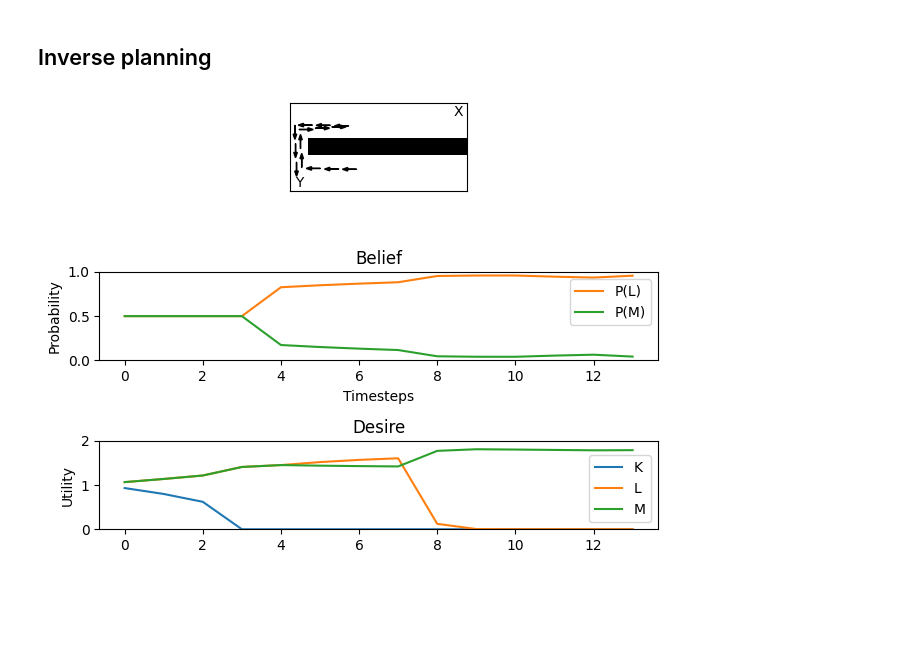
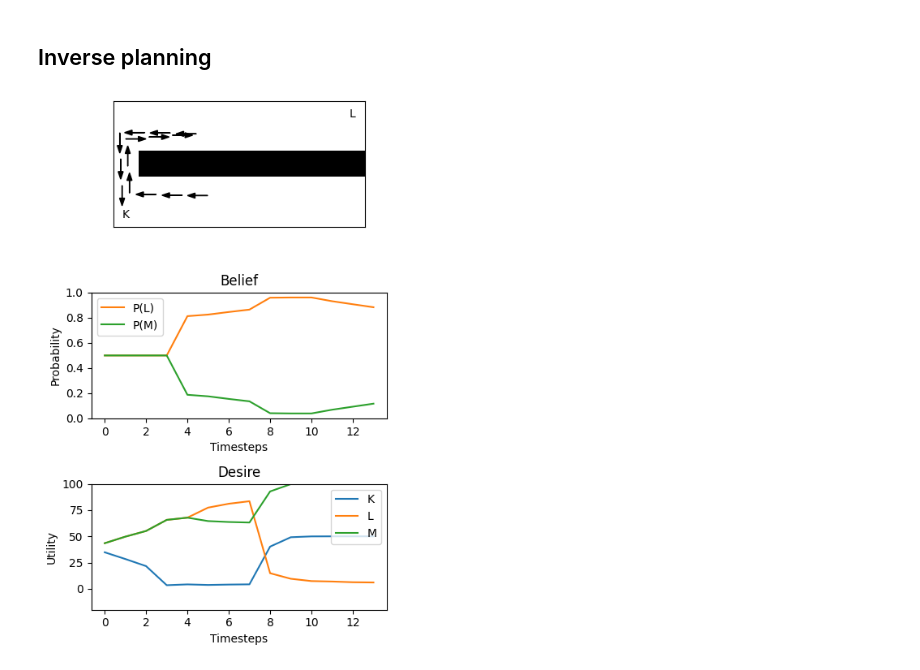
Before and after one commit to kach/memo, a Jupyter notebook: demo/demo-trucks.ipynb, the cells around one changed output. Drawn from its saved outputs; the diff is of its cells as text; code cells hidden in the pictures; blank space fills up the shorter version.

```diff
--- a/demo/demo-trucks.ipynb
+++ b/demo/demo-trucks.ipynb
@@ -45,8 +45,9 @@ class A(IntEnum):
     RIGHT = 1
     UP = 2
     DOWN = 3
+    NOP = 4
 
-coord_actions = np.array([[-1, 0], [+1, 0], [0, -1], [0, +1]])
+coord_actions = np.array([[-1, 0], [+1, 0], [0, -1], [0, +1], [0, 0]])
 
 @jax.jit
 def Tr(s, a, s_):
@@ -63,7 +64,7 @@ def Tr(s, a, s_):
 # %% [markdown]
 ## Rewards
 # %%
-Utility = np.arange(3)
+Utility = np.array([-20, 0, 50, 100])
 G = domain(uK=len(Utility), uL=len(Utility), uM=len(Utility))
 
 class D(IntEnum):
@@ -77,9 +78,14 @@ def R(d, s, g):
         s == SPOT_Y_LOC,
         (s == SPOT_X_LOC) & (d == D.L_PARKED),
         (s == SPOT_X_LOC) & (d == D.M_PARKED)
-    ], [ uK, uL, uM ], default=0)
+    ], [ Utility[uK], Utility[uL], Utility[uM] ], default=0)
 
-gamma = 0.9
+@jax.jit
+def cost(a):
+    return 1 * (a != A.NOP)
+
+gamma = 0.99
+beta = 2.5
 # %% [markdown]
 ## Warm-up: MDP Value Iteration
 # %%
@@ -170,13 +176,13 @@ def Q[b: B, s: S, a: A, g: G](t):
     ]
     alice: snapshots_self_as(future_alice)
     return E[alice[
-        E[R(env.d, s_, g)] + (0.0 if t <= 0 else 0.0 if is_terminating(s_) else imagine[
+        E[R(env.d, s_, g) - cost(a)] + (0.0 if t <= 0 else 0.0 if is_terminating(s_) else imagine[
         future_alice: observes [env.o] is env.o,
         future_alice: chooses(b_ in B, wpp=BeliefUpdate[b, s_, env.o, b_]()),
         future_alice: chooses(a_ in A, to_maximize=Q[b, s_, a_, g](t - 1)),
         {gamma} * E[future_alice[Q[b, s_, a_, g](t - 1)]]
     ])]]
-%time v = Q(50).max(axis=2)
+%time v = Q(100).max(axis=2)
 
 # plt.colorbar(
 #     plt.imshow((v[2, :, G(2, 0, 2)] * (1 - maze)).reshape((W, H)).T),
@@ -210,7 +216,7 @@ def invplan[b: B, s: S, g: G](t):
             b in B, g in G, s in S,
             wpp=(s == {s0}) if t <= 0 else invplan[b, s, g](t - 1)
         ),
-        alice: chooses(a in A, wpp=exp(50.0 * Q[b, s, a, g](50)))
+        alice: chooses(a in A, wpp=exp({beta} * Q[b, s, a, g](100)))
     ]
     viewer: observes_that[ alice.a == {actions[t]} ]
     viewer: thinks[
@@ -224,42 +230,45 @@ def invplan[b: B, s: S, g: G](t):
 # %%
 x, y = S._tuple(s0)
 
+plt.figure(figsize=(4.5, 7))
+
 plt.subplot(3, 1, 1)
 plt.imshow(1 - maze.reshape((W, H)).T, cmap='gray')
-plt.text(S.x(SPOT_X_LOC), S.y(SPOT_X_LOC), 'X', ha='center', va='center')
-plt.text(S.x(SPOT_Y_LOC), S.y(SPOT_Y_LOC), 'Y', ha='center', va='center')
+plt.text(S.x(SPOT_X_LOC), S.y(SPOT_X_LOC), 'L', ha='center', va='center')
+plt.text(S.x(SPOT_Y_LOC), S.y(SPOT_Y_LOC), 'K', ha='center', va='center')
 
-GTS = np.array([G._tuple(g) for g in G]).T
+GTS = np.array([[Utility[z] for z in G._tuple(g)] for g in G]).T
 gs = []
 bs = []
 for i, a in enumerate(tqdm(actions)):
     drift = 0.25 * np.cos(np.pi * 2 * i / 20)
     ip = invplan(i)
     x_, y_ = S._tuple(np.nonzero(ip.sum(axis=(0, 2)))[0][0])
     plt.arrow(x + drift, y + drift, (x_ - x) * 0.8, (y_ - y) * 0.8, width=0.01, head_width=0.2, length_includes_head=True, fc='black')
     plt.xticks([])
     plt.yticks([])
     x, y = x_, y_
     gs.append((GTS * ip.sum(axis=(0, 1))).sum(axis=1))
     bs.append(np.sum(B * ip.sum(axis=(1, 2))))
 
 plt.subplot(3, 1, 2)
 plt.plot([])
 plt.plot(bs, label='P(L)')
 plt.plot(1 - np.array(bs), label='P(M)')
 plt.xlabel('Timesteps')
 plt.ylabel('Probability')
 plt.legend()
 plt.ylim(0, 1)
 plt.title('Belief')
 
 plt.subplot(3, 1, 3)
 plt.plot(gs, label=['K', 'L', 'M'])
+plt.xlabel('Timesteps')
 plt.ylabel('Utility')
-plt.ylim(0, np.max(Utility))
+plt.ylim(np.min(Utility), np.max(Utility))
 plt.title('Desire')
 plt.legend()
 
 plt.tight_layout()
 # %% [output]
-[figure, old version]
+[figure, new version]
```
Also changed, not shown: parts of 3 cells of this notebook.
